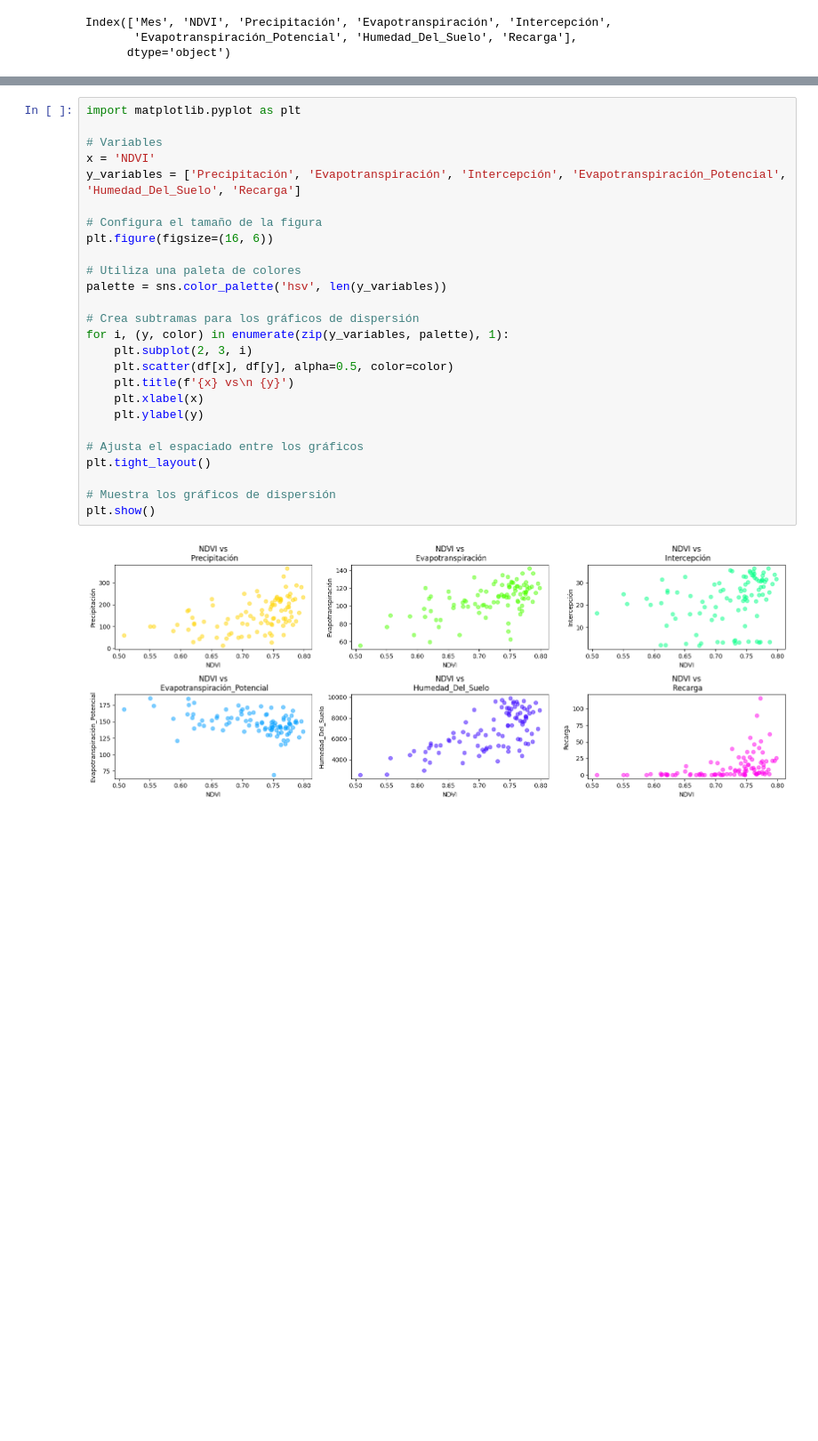
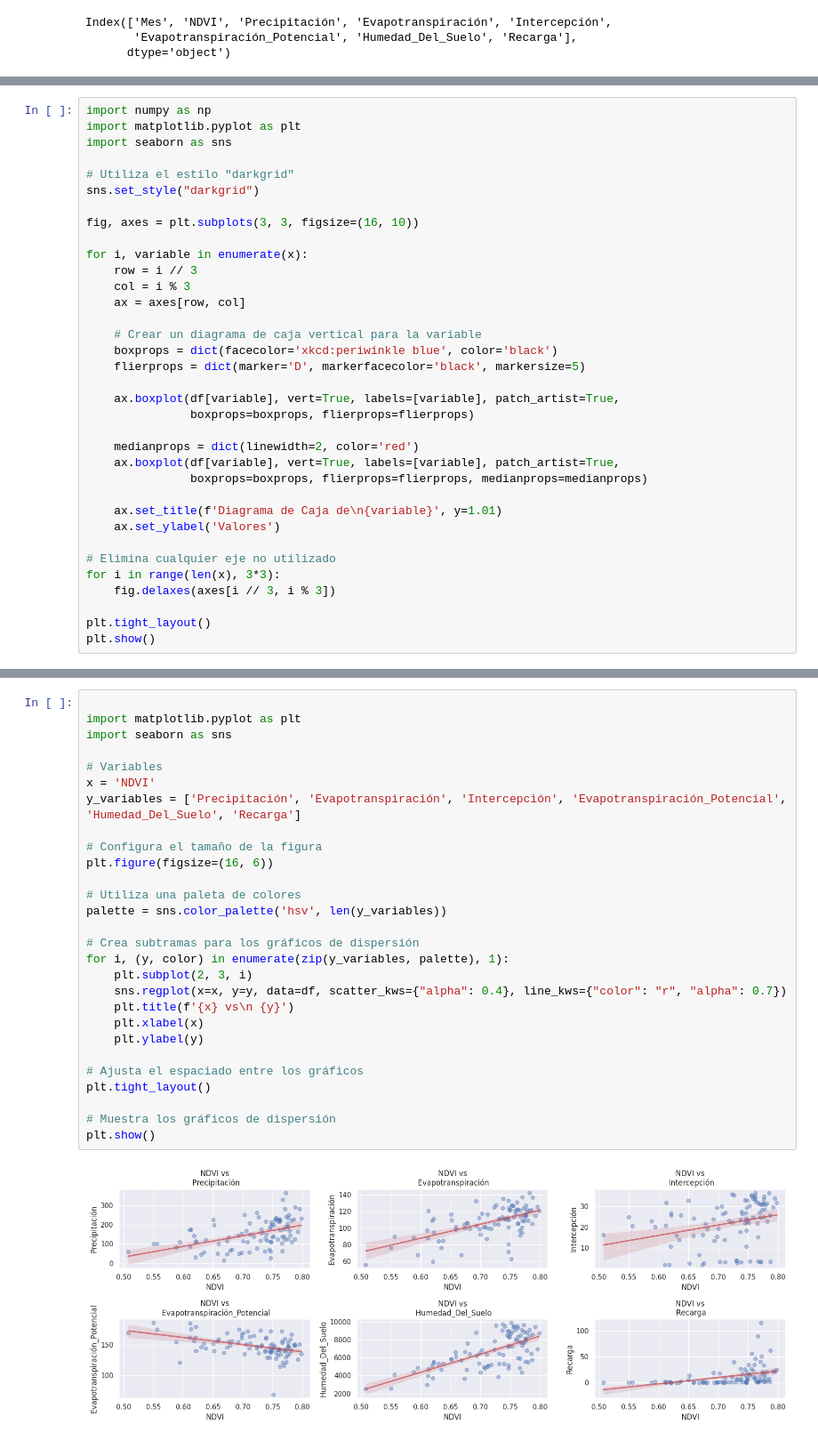
Before and after one commit to emarevalog/Data_Science_Forecast_NDVI_Project, a Jupyter notebook: Exploración_estadística.ipynb, the cells around one changed output, grey strips where cells are left out. Shown at 89% size. Cells and saved outputs as stored; diff of their text form; blank space fills up the shorter version.

```diff
--- a/Exploración_estadística.ipynb
+++ b/Exploración_estadística.ipynb
@@ -115,0 +118,35 @@ plt.show()
+# %%
+import numpy as np
+import matplotlib.pyplot as plt
+import seaborn as sns
+
+# Utiliza el estilo "darkgrid"
+sns.set_style("darkgrid")
+
+fig, axes = plt.subplots(3, 3, figsize=(16, 10))
+
+for i, variable in enumerate(x):
+    row = i // 3
+    col = i % 3
+    ax = axes[row, col]
+
+    # Crear un diagrama de caja vertical para la variable
+    boxprops = dict(facecolor='xkcd:periwinkle blue', color='black')
+    flierprops = dict(marker='D', markerfacecolor='black', markersize=5)
+
+    ax.boxplot(df[variable], vert=True, labels=[variable], patch_artist=True,
+               boxprops=boxprops, flierprops=flierprops)
+
+    medianprops = dict(linewidth=2, color='red')
+    ax.boxplot(df[variable], vert=True, labels=[variable], patch_artist=True,
+               boxprops=boxprops, flierprops=flierprops, medianprops=medianprops)
+
+    ax.set_title(f'Diagrama de Caja de\n{variable}', y=1.01)
+    ax.set_ylabel('Valores')
+
+# Elimina cualquier eje no utilizado
+for i in range(len(x), 3*3):
+    fig.delaxes(axes[i // 3, i % 3])
+
+plt.tight_layout()
+plt.show()
@@ -116,28 +155,30 @@ plt.show()
 # %%
+
 import matplotlib.pyplot as plt
+import seaborn as sns
 
 # Variables
 x = 'NDVI'
 y_variables = ['Precipitación', 'Evapotranspiración', 'Intercepción', 'Evapotranspiración_Potencial', 'Humedad_Del_Suelo', 'Recarga']
 
 # Configura el tamaño de la figura
 plt.figure(figsize=(16, 6))
 
 # Utiliza una paleta de colores
 palette = sns.color_palette('hsv', len(y_variables))
 
 # Crea subtramas para los gráficos de dispersión
 for i, (y, color) in enumerate(zip(y_variables, palette), 1):
     plt.subplot(2, 3, i)
-    plt.scatter(df[x], df[y], alpha=0.5, color=color)
+    sns.regplot(x=x, y=y, data=df, scatter_kws={"alpha": 0.4}, line_kws={"color": "r", "alpha": 0.7})
     plt.title(f'{x} vs\n {y}')
     plt.xlabel(x)
     plt.ylabel(y)
 
 # Ajusta el espaciado entre los gráficos
 plt.tight_layout()
 
 # Muestra los gráficos de dispersión
 plt.show()
 # %% [output]
-[figure, old version]
+[figure, new version]
```
Also changed, not shown: parts of 6 cells of this notebook.
